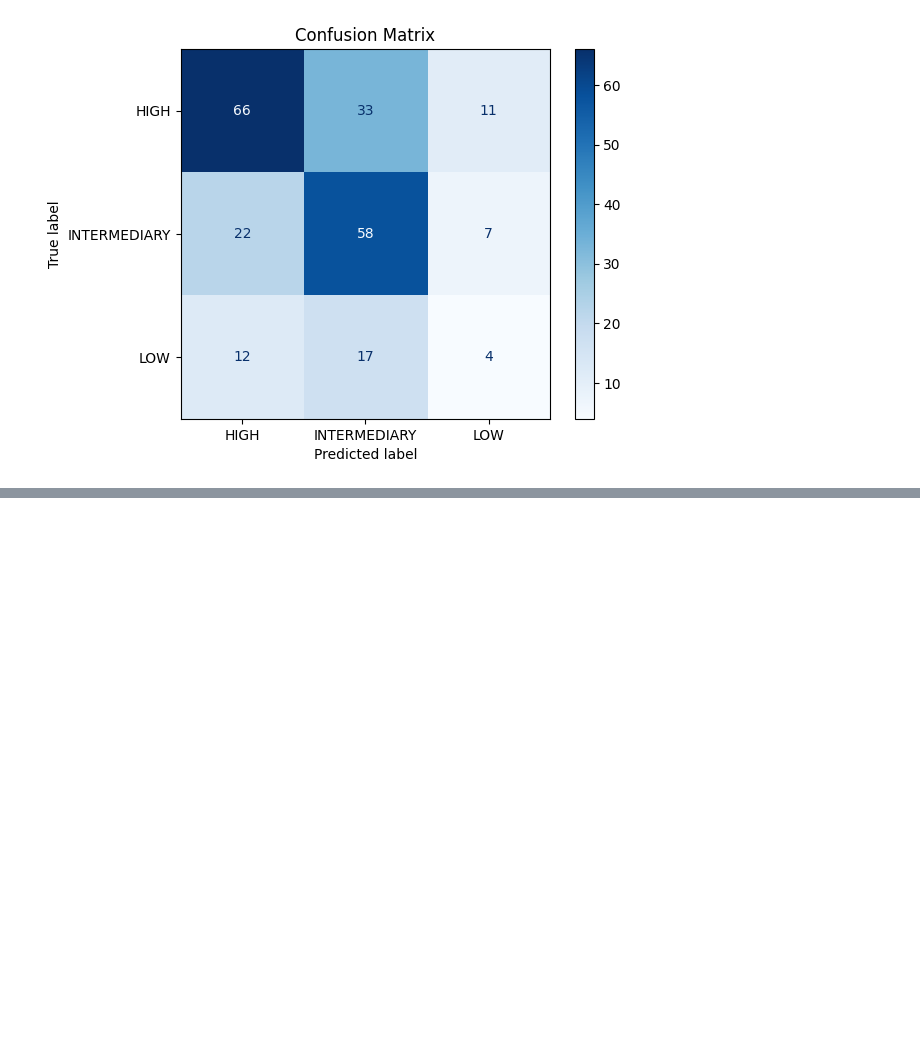
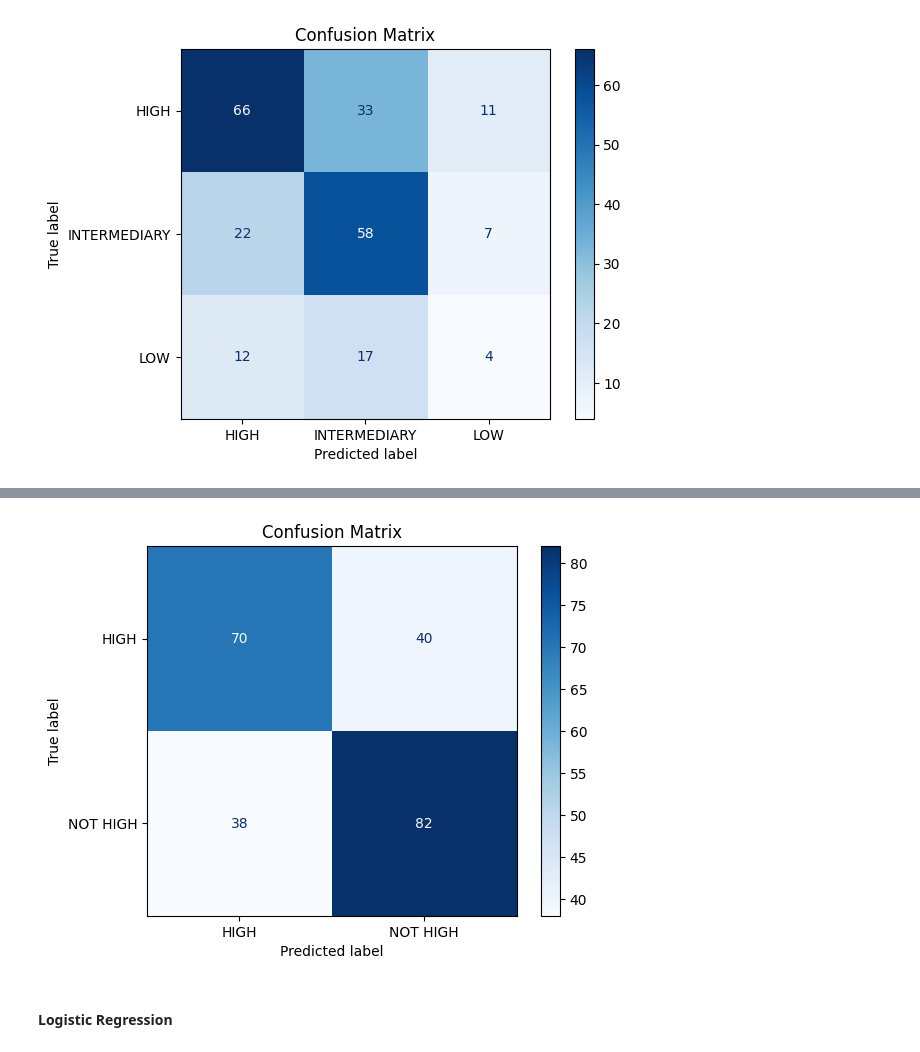
Before and after one commit to shampeyndadi/STINTSY_MCO, a Jupyter notebook: MCO.ipynb, the cells around one changed output, grey strips where cells are left out. Drawn from its saved outputs; the diff is of its cells as text; code cells hidden in the pictures; blank space fills up the shorter version.

```diff
--- a/MCO.ipynb
+++ b/MCO.ipynb
@@ -958,0 +1004,5 @@ plt.show()
+# %%
+
+smote = SMOTE(random_state=42)
+
+X_train_res, y_train_res = smote.fit_resample(X_train_scaled, y_train)
@@ -958,0 +1018,4 @@ plt.show()
+# %%
+model = KNeighborsClassifier(n_neighbors=5, weights='distance', metric='euclidean')
+# %%
+model.fit(X_train_res, y_train_res)
@@ -958,0 +1024,2 @@ plt.show()
+# %%
+y_predicted_val = model.predict(X_val_scaled)
@@ -958,0 +1039,14 @@ plt.show()
+# %%
+cm = confusion_matrix(y_val, y_predicted_val)
+disp = ConfusionMatrixDisplay(
+    confusion_matrix=cm,
+    display_labels=['HIGH', 'NOT HIGH']
+)
+
+disp.plot(cmap='Blues')
+plt.title("Confusion Matrix")
+plt.show()
+# %% [output]
+[figure, added]
+# %% [markdown]
+#### Logistic Regression
```
Also changed, not shown: parts of 17 cells of this notebook.
